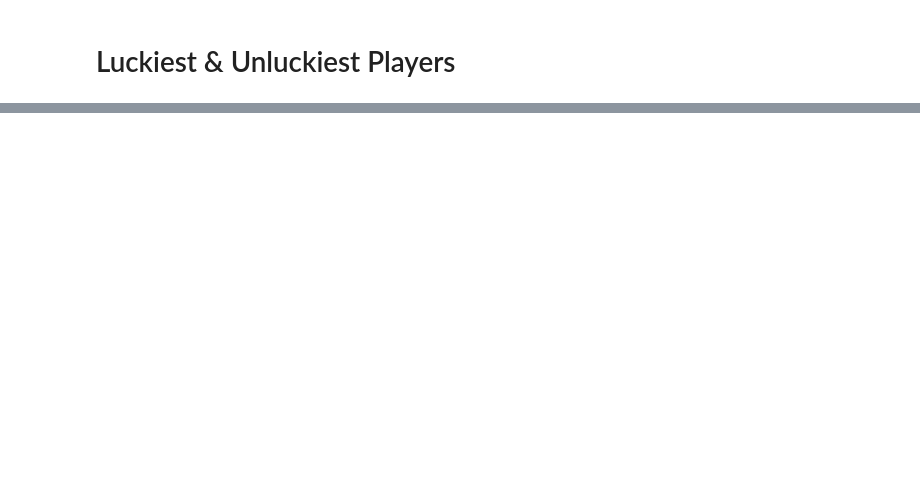
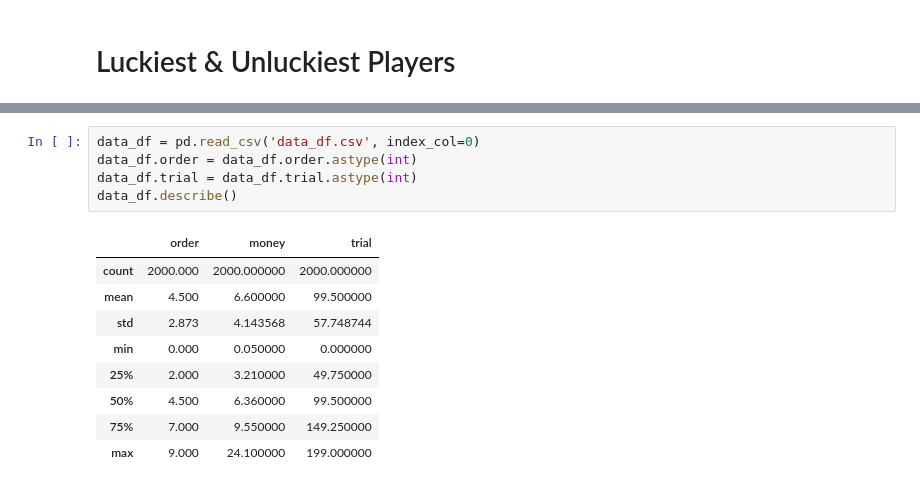
Before and after one commit to tjysdsg/wechat-red-bag, a Jupyter notebook: simulation.ipynb, the cells around one changed output, grey strips where cells are left out. Drawn from its saved outputs; the diff is of its cells as text; blank space fills up the shorter version.

```diff
--- a/simulation.ipynb
+++ b/simulation.ipynb
@@ -171,0 +161,15 @@ for n_players in [3, 5, 10, 12, 15, 18, 25]:
+# %%
+data_df = pd.read_csv('data_df.csv', index_col=0)
+data_df.order = data_df.order.astype(int)
+data_df.trial = data_df.trial.astype(int)
+data_df.describe()
+# %% [output]
+|  | order | money | trial |
+| count | 2000.000 | 2000.000000 | 2000.000000 |
+| mean | 4.500 | 6.600000 | 99.500000 |
+| std | 2.873 | 4.143568 | 57.748744 |
+| min | 0.000 | 0.050000 | 0.000000 |
+| 25% | 2.000 | 3.210000 | 49.750000 |
+| 50% | 4.500 | 6.360000 | 99.500000 |
+| 75% | 7.000 | 9.550000 | 149.250000 |
+| max | 9.000 | 24.100000 | 199.000000 |
```
Also changed, not shown: parts of 10 cells of this notebook, 20 other files.
